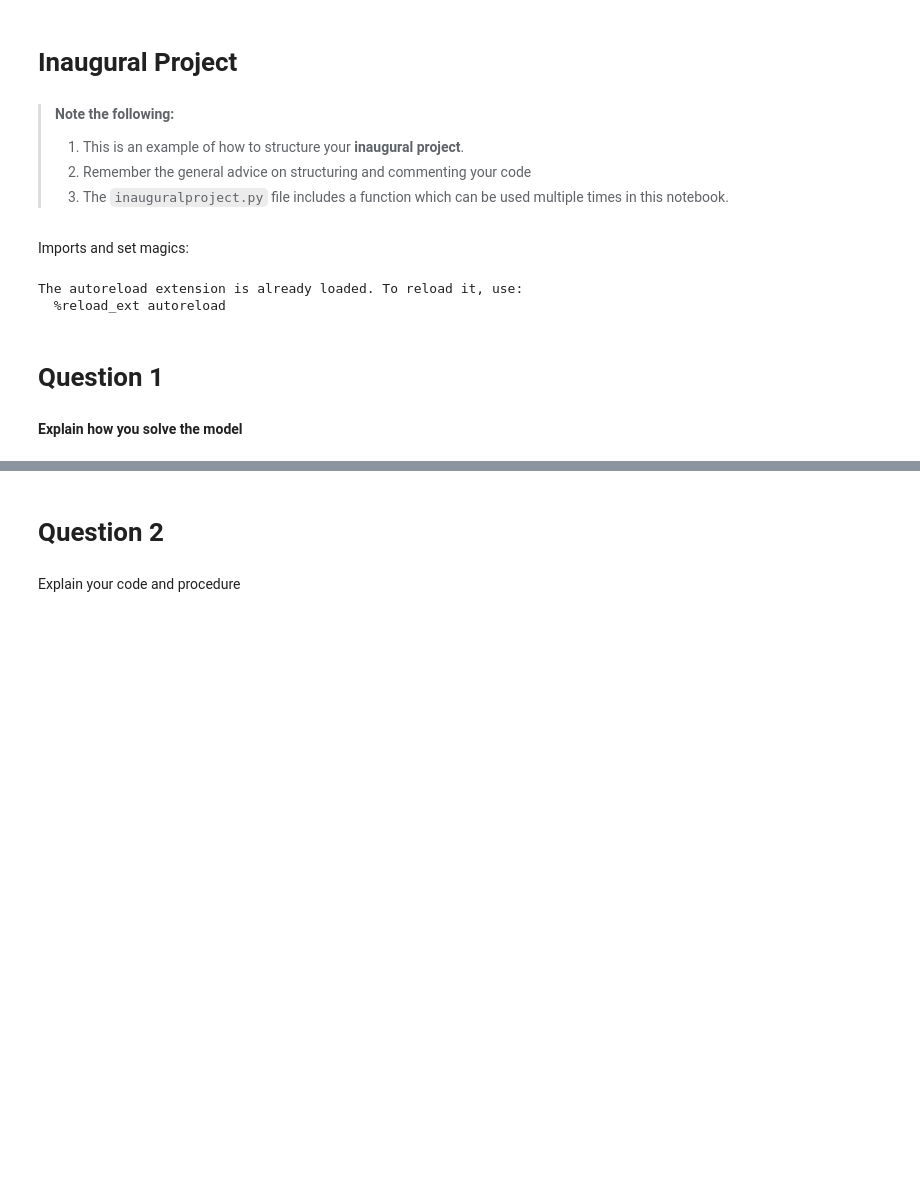
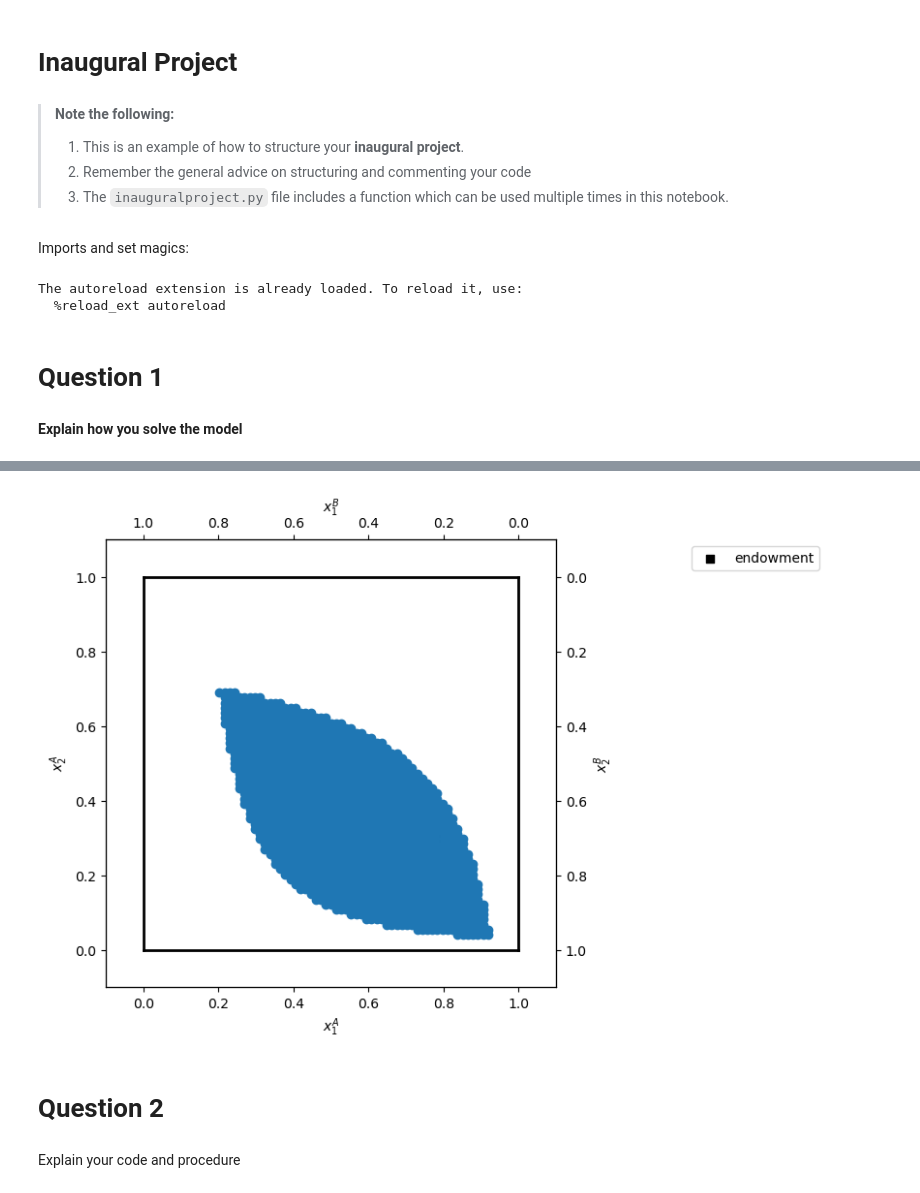
Before and after one commit to NumEconCopenhagen/projects-2024-miguel-og-chris, a Jupyter notebook: inauguralproject/inauguralproject.ipynb, the cells around one changed output, grey strips where cells are left out. Cells and saved outputs as stored; diff of their text form; code cells hidden in the pictures; blank space fills up the shorter version.

Commit message:
Solve edgeworth

```diff
--- a/inauguralproject/inauguralproject.ipynb
+++ b/inauguralproject/inauguralproject.ipynb
@@ -53,0 +28,81 @@ print(x2_vec)
+# %%
+# code for solving the model (remember documentation and comments)
+
+EEC = ExchangeEconomyClass()
+
+N = 75
+
+# Initializing for A
+
+x1A_vec = np.linspace(0,1,N)
+x2A_vec = np.linspace(0,1,N)
+uA_endowment = EEC.utility_A(EEC.par.w1A, EEC.par.w2A)
+
+
+# Initializing for B
+
+x1B_vec = np.linspace(0,1,N)
+x2B_vec = np.linspace(0,1,N)
+uB_endowment = EEC.utility_B(EEC.par.w1B, EEC.par.w2B)
+
+#print(x1_vec)
+#print(x2_vec)
+#print(u_vec)
+
+# Making a new matrix that contains all the values the satisfy constraints.
+
+x1A_edgeworth = []
+x2A_edgeworth = []
+
+for x1A in x1A_vec:
+    for x2A in x2A_vec:
+        if EEC.utility_A(x1A, x2A) >= uA_endowment and EEC.utility_B(1-x1A, 1-x2A) >= uB_endowment:
+                x1A_edgeworth.append(x1A)
+                x2A_edgeworth.append(x2A)
+
+
+print(x1A_edgeworth)
+print(x2A_edgeworth)
+
+
+# Plotting
+
+par = EEC.par
+
+# a. total endowment
+w1bar = 1.0
+w2bar = 1.0
+
+# b. figure set up
+fig = plt.figure(frameon=False,figsize=(6,6), dpi=100)
+ax_A = fig.add_subplot(1, 1, 1)
+
+ax_A.set_xlabel("$x_1^A$")
+ax_A.set_ylabel("$x_2^A$")
+
+temp = ax_A.twinx()
+temp.set_ylabel("$x_2^B$")
+ax_B = temp.twiny()
+ax_B.set_xlabel("$x_1^B$")
+ax_B.invert_xaxis()
+ax_B.invert_yaxis()
+
+# A
+ax_A.scatter(par.w1A,par.w2A,marker='s',color='black',label='endowment')
+
+# limits
+ax_A.plot([0,w1bar],[0,0],lw=2,color='black')
+ax_A.plot([0,w1bar],[w2bar,w2bar],lw=2,color='black')
+ax_A.plot([0,0],[0,w2bar],lw=2,color='black')
+ax_A.plot([w1bar,w1bar],[0,w2bar],lw=2,color='black')
+
+ax_A.set_xlim([-0.1, w1bar + 0.1])
+ax_A.set_ylim([-0.1, w2bar + 0.1])
+ax_B.set_xlim([w1bar + 0.1, -0.1])
+ax_B.set_ylim([w2bar + 0.1, -0.1])
+
+ax_A.legend(frameon=True,loc='upper right',bbox_to_anchor=(1.6,1.0));
+
+
+plt.scatter(x1A_edgeworth, x2A_edgeworth)
+# %% [output]
@@ -54,3 +112,4 @@ print(x2_vec)
+[figure, added]
 # %% [markdown]
 # Question 2
 # %% [markdown]
```
Also changed, not shown: parts of 5 cells of this notebook, 1 other file.
